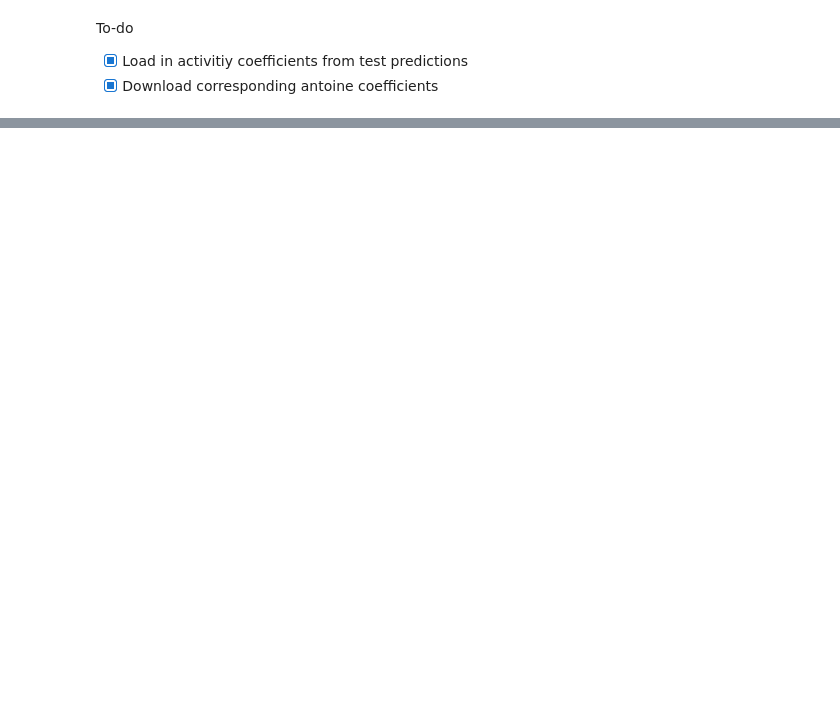
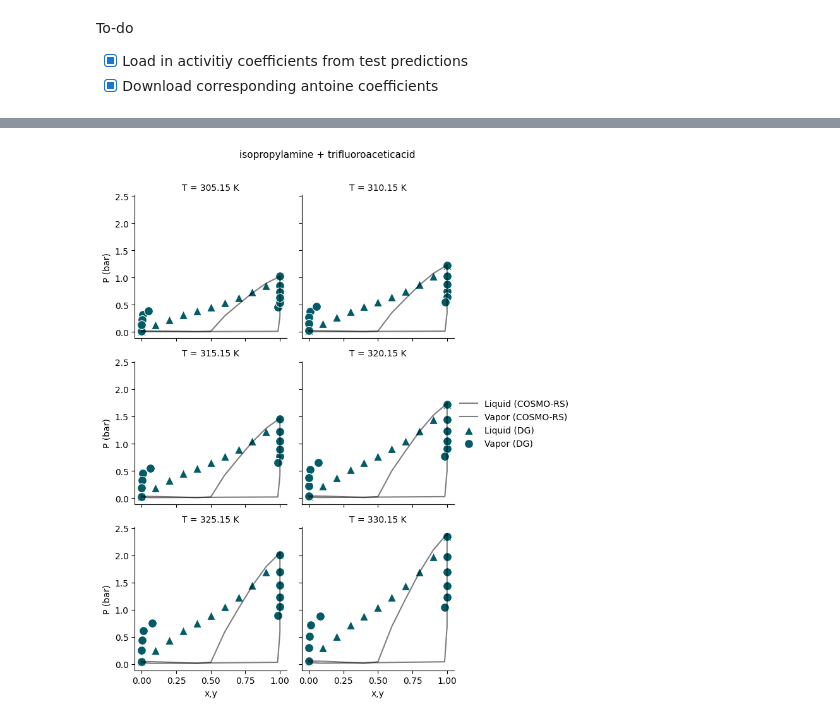
Before and after one commit to sustainable-processes/deep_gamma, a Jupyter notebook: nbs/visualize_pxy.ipynb, the cells around one changed output, grey strips where cells are left out. Saved outputs shown, nothing was run; the diff lists cells and outputs as text; code cells hidden in the pictures; blank space fills up the shorter version.

```diff
--- a/nbs/visualize_pxy.ipynb
+++ b/nbs/visualize_pxy.ipynb
@@ -348,58 +293,90 @@ def make_pxy(data, suffix=""):
 
 def make_pxy_plot(cas_number_1, cas_number_2, test_data, n_cols=2):
     data = test_data[
-        (test_data["cas_number_x"] == cas_number_1) &
-        (test_data["cas_number_y"] == cas_number_2)
+        (test_data["cas_number_1"] == cas_number_1) &
+        (test_data["cas_number_2"] == cas_number_2)
     ].copy()
-    name_1 = data["name_1"].iloc[0]
-    name_2 = data["name_2"].iloc[0]
+    name_1 = data["names_1"].iloc[0]
+    name_2 = data["names_2"].iloc[0]
     data = data.sort_values(by="temperature (K)")
     data = make_pxy(data)
     data = make_pxy(data, suffix="_pred")
     data = data.dropna()
     if data["temperature (K)"].nunique() > 1:
         data["T"] = data["temperature (K)"].astype(str) + " K"
         g = sns.FacetGrid(data, col="T", col_wrap=n_cols, legend_out=True)
-        g.map(sns.lineplot, "x(1)", "P", color="k", label="COSMO-RS", alpha=0.5)
-        g.map(sns.lineplot, "y", "P", color="k",alpha=0.5)
-        g.map(sns.scatterplot, "x(1)", "P_pred", color="#025b66", label="DG")
-        g.map(sns.scatterplot, "y", "P_pred", color="#025b66")
+        g.map(sns.lineplot, "x(1)", "P", color="k", label="Liquid (COSMO-RS)", alpha=0.5)
+        g.map(sns.lineplot, "y", "P", color="k",label="Vapor (COSMO-RS)", alpha=0.5)
+        g.map(
+            sns.scatterplot,
+            "x(1)",
+            "P_pred",
+            label="Liquid (DG)",
+            marker="^",
+            s=100,
+            color="#025b66",
+        )
+        g.map(
+            sns.scatterplot,
+            "y",
+            "P_pred",
+            label="Vapor (DG)",
+            s=100,
+            color="#025b66",
+        )
         g.set_xlabels("x,y")
         g.set_ylabels("P (bar)")
         n_rows = len(g.axes)
         g.figure.subplots_adjust(top=1 - 0.6/n_rows)
         g.figure.suptitle(f"{name_1} + {name_2}", fontsize=11)
         g.add_legend()
         fig = g.figure
     else:
         fig, ax = plt.subplots(1)
         T = data["temperature (K)"].iloc[0]
-        sns.lineplot(data=data, x="x(1)", y="P", color="k", label="COSMO-RS",ax=ax, alpha=0.5)
-        sns.lineplot(data=data, x="y", y="P", color="k",ax=ax, alpha=0.5)
-        sns.scatterplot(data=data, x="x(1)", y="P_pred", color="#025b66", label="DG",ax=ax)
-        sns.scatterplot(data=data, x="y", y="P_pred", color="#025b66",ax=ax)
+        sns.lineplot(data=data, x="x(1)", y="P", color="k", label="Liquid (COSMO-RS)",ax=ax, alpha=0.9)
+        sns.lineplot(data=data, x="y", y="P", color="k", label="Vapor (COSMO-RS)", linestyle="--", ax=ax, alpha=0.9)
+        sns.scatterplot(
+            data=data,
+            x="x(1)",
+            y="P_pred",
+            label="Liquid (DG)",
+            marker="^",
+            s=100,
+            color="#025b66",
+            ax=ax
+        )
+        sns.scatterplot(
+            data=data,
+            x="y",
+            y="P_pred",
+            label="Vapor (DG)",
+            color="#025b66",
+            s=100,
+            ax=ax,
+        )
         ax.set_xlabel("x,y", fontsize=14)
         ax.set_ylabel("P (bar)", fontsize=14)
         ax.set_title(f"{name_1} + {name_2} (T = {T} K)", fontsize=14)
-        ax.tick_params(labelsize=10)
-        # ax.xaxis.set_tick_params(labelsize=16)
-        # ax.yaxis.set_tick_params(labelsize=16)
-        ax.tick_params(direction="in", which="both")
+        ax.tick_params(direction="in", which="both", labelsize=12)
         # g.legend()
     return fig
+
 # Low error
-fig = make_pxy_plot(
-    "105-57-7",
-    "75-15-0",
-    test_df,
-    n_cols=2
-)
-fig.savefig("../data/08_reporting/cosmo/low_error_pxy.png", dpi=300)
+# fig = make_pxy_plot(
+#     "75-85-4",
+#     "107-83-5",
+#     test_df,
+#     n_cols=2
+# )
+# fig.savefig("../data/08_reporting/cosmo/low_error_pxy.png", dpi=300)
 
 # High error
 g = make_pxy_plot(
-    "105-57-7",
-    "56-23-5",
+    "75-31-0",
+    "76-05-1",
     test_df
 )
 g.figure.savefig("../data/08_reporting/cosmo/high_error_pxy.png", dpi=300)
+# %% [output]
+[figure, added]
```
Also changed, not shown: parts of 10 cells of this notebook, 3 other files.
